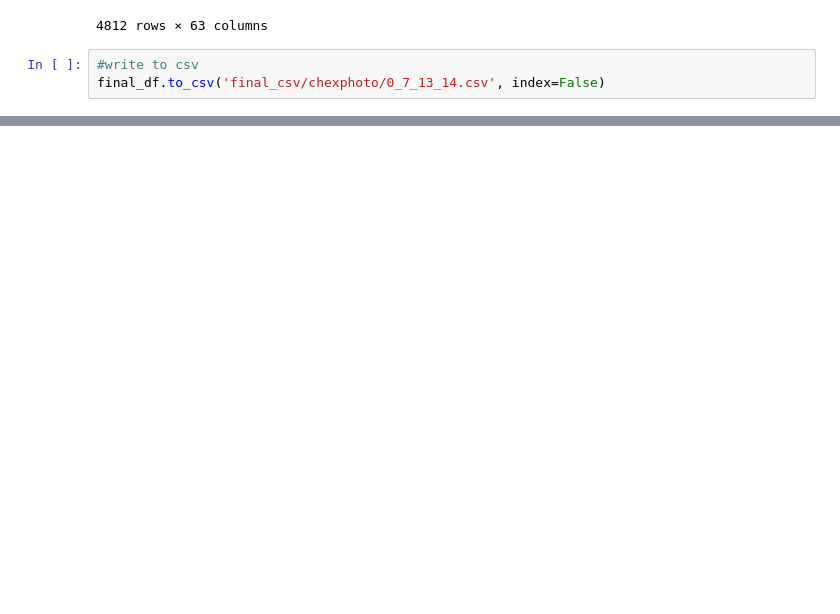
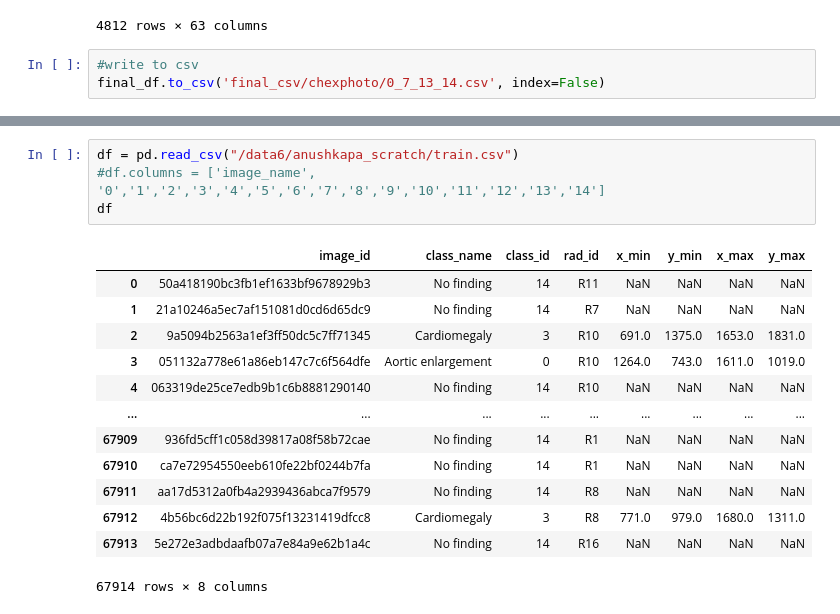
Before and after one commit to AnushkaAmte/unitary-scalarization-dmtl, a Jupyter notebook: csv_generator.ipynb, the cells around one changed output, grey strips where cells are left out. Drawn from its saved outputs; the diff is of its cells as text; blank space fills up the shorter version.

```diff
--- a/csv_generator.ipynb
+++ b/csv_generator.ipynb
@@ -67,0 +103,18 @@ final_df.to_csv('final_csv/chexphoto/0_7_13_14.csv', index=False)
+# %%
+df = pd.read_csv("/data6/anushkapa_scratch/train.csv")
+#df.columns = ['image_name', '0','1','2','3','4','5','6','7','8','9','10','11','12','13','14']
+df
+# %% [output]
+|  | image_id | class_name | class_id | rad_id | x_min | y_min | x_max | y_max |
+| 0 | 50a418190bc3fb1ef1633bf9678929b3 | No finding | 14 | R11 | NaN | NaN | NaN | NaN |
+| 1 | 21a10246a5ec7af151081d0cd6d65dc9 | No finding | 14 | R7 | NaN | NaN | NaN | NaN |
+| 2 | 9a5094b2563a1ef3ff50dc5c7ff71345 | Cardiomegaly | 3 | R10 | 691.0 | 1375.0 | 1653.0 | 1831.0 |
+| 3 | 051132a778e61a86eb147c7c6f564dfe | Aortic enlargement | 0 | R10 | 1264.0 | 743.0 | 1611.0 | 1019.0 |
+| 4 | 063319de25ce7edb9b1c6b8881290140 | No finding | 14 | R10 | NaN | NaN | NaN | NaN |
+| ... | ... | ... | ... | ... | ... | ... | ... | ... |
+| 67909 | 936fd5cff1c058d39817a08f58b72cae | No finding | 14 | R1 | NaN | NaN | NaN | NaN |
+| 67910 | ca7e72954550eeb610fe22bf0244b7fa | No finding | 14 | R1 | NaN | NaN | NaN | NaN |
+| 67911 | aa17d5312a0fb4a2939436abca7f9579 | No finding | 14 | R8 | NaN | NaN | NaN | NaN |
+| 67912 | 4b56bc6d22b192f075f13231419dfcc8 | Cardiomegaly | 3 | R8 | 771.0 | 979.0 | 1680.0 | 1311.0 |
+| 67913 | 5e272e3adbdaafb07a7e84a9e62b1a4c | No finding | 14 | R16 | NaN | NaN | NaN | NaN |
+67914 rows × 8 columns
```
Also changed, not shown: parts of 9 cells of this notebook, 6 other files.
